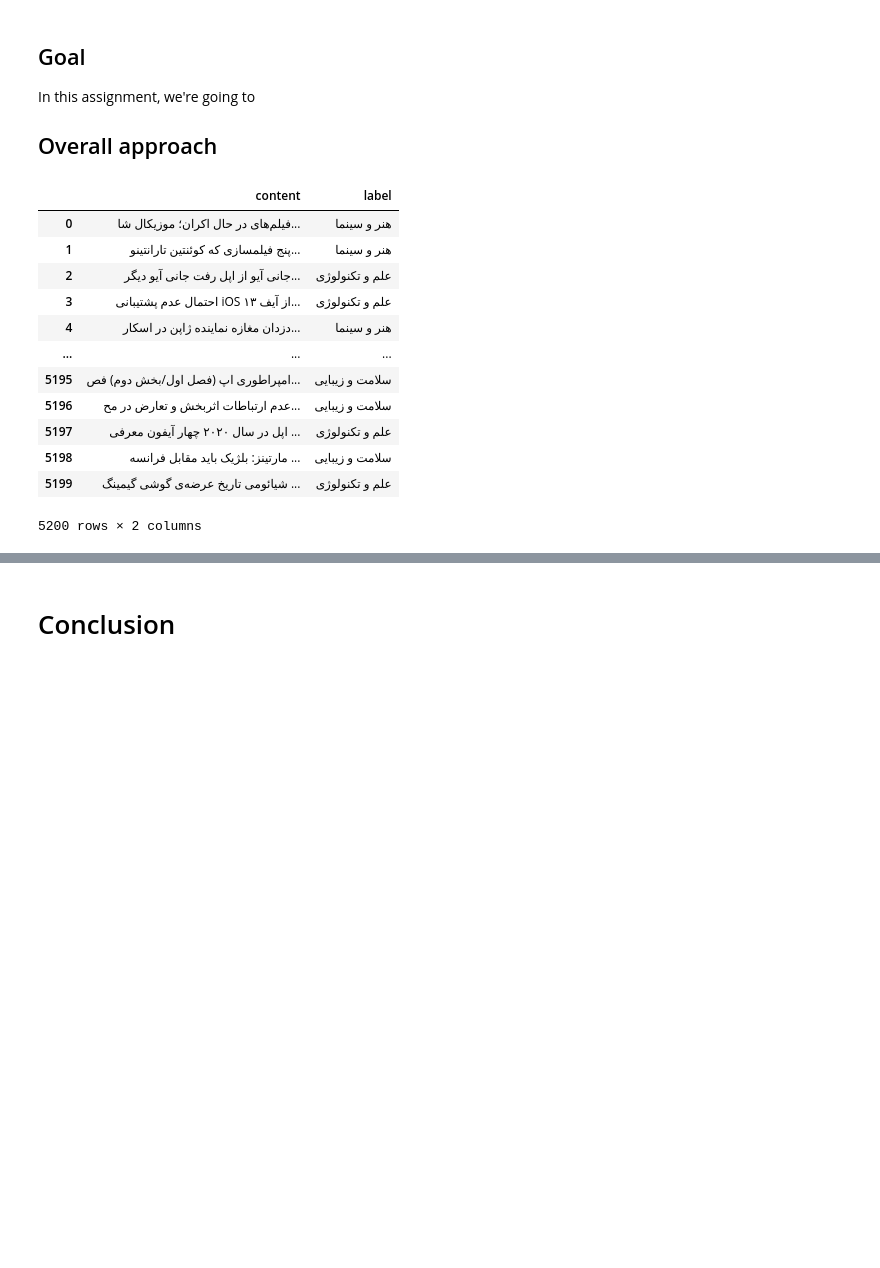
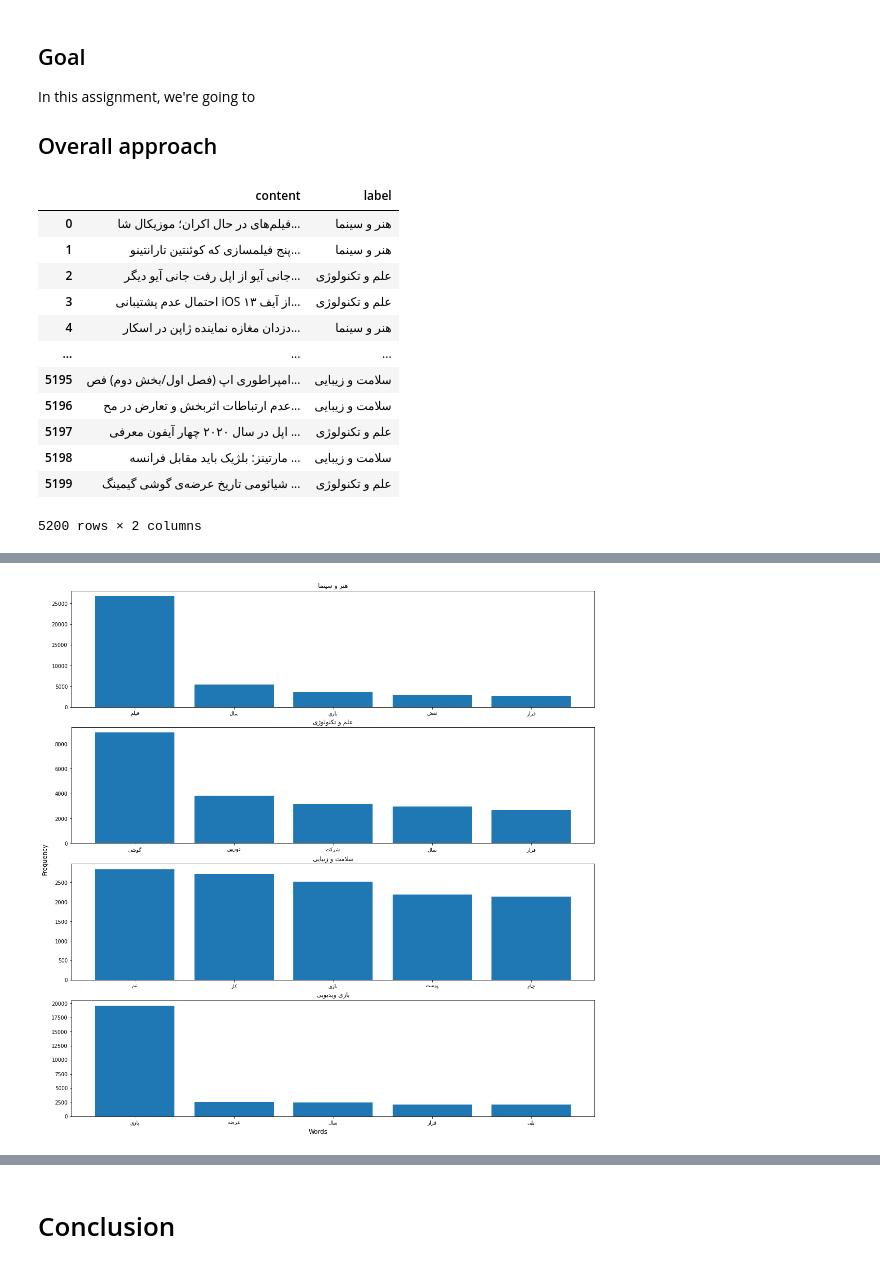
Before and after one commit to tahafkh/AI, a Jupyter notebook: CA3/CA3.ipynb, the cells around one changed output, grey strips where cells are left out. Cells and saved outputs as stored; diff of their text form; code cells hidden in the pictures; blank space fills up the shorter version.

```diff
--- a/CA3/CA3.ipynb
+++ b/CA3/CA3.ipynb
@@ -35 +73,7 @@ train_data
+# %%
+flags = {
+    'stem' : False,
+    'normalize' : False,
+    'lemmatize' : False
+}
 # %%
@@ -37,0 +114,40 @@ def preprocess_data(data, flags):
+# %%
+def generate_ngrams(words, n=1):
+    ngrams = zip(*[words[i:] for i in range(0, n)])
+    return [' '.join(ngram) for ngram in ngrams]
+
+def fit(n=1):
+    total = dict(zip(labels, [0 for i in range(len(labels))]))
+    per_label = dict(zip(labels, [dict() for i in range(len(labels))]))
+
+    for index, row in train_data.iterrows():
+        words = preprocess(row['content'])
+        ngrams = generate_ngrams(words, n)
+
+        label = row['label']
+        for ngram in ngrams:
+            per_label[label][ngram] = per_label[label].get(ngram, 0) + 1
+            total[label] += 1
+    model = {
+        'total' : total,
+        'per_label' : per_label
+    }
+    return model
+
+def plot_frequent_words(model, frequent_num=5):
+    per_label = model['per_label']
+    figure, axis = plt.subplots(nrows=len(labels), ncols=1, figsize=(15,15), constrained_layout=True)
+    figure.supxlabel("Words")
+    figure.supylabel("Frequency")
+    for i in range(len(labels)):
+        frequent = dict(sorted(per_label[labels[i]].items(), key = itemgetter(1), reverse = True)[:frequent_num])
+        keys = frequent.keys()
+        values = frequent.values()
+        axis[i].bar([get_display(reshape(key)) for key in keys], values)
+        axis[i].set_title(get_display(reshape(labels[i])))
+    plt.show()
+# %%
+model = fit()
+plot_frequent_words(model)
+# %% [output]
+[figure, added]
```
Also changed, not shown: parts of 13 cells of this notebook.
